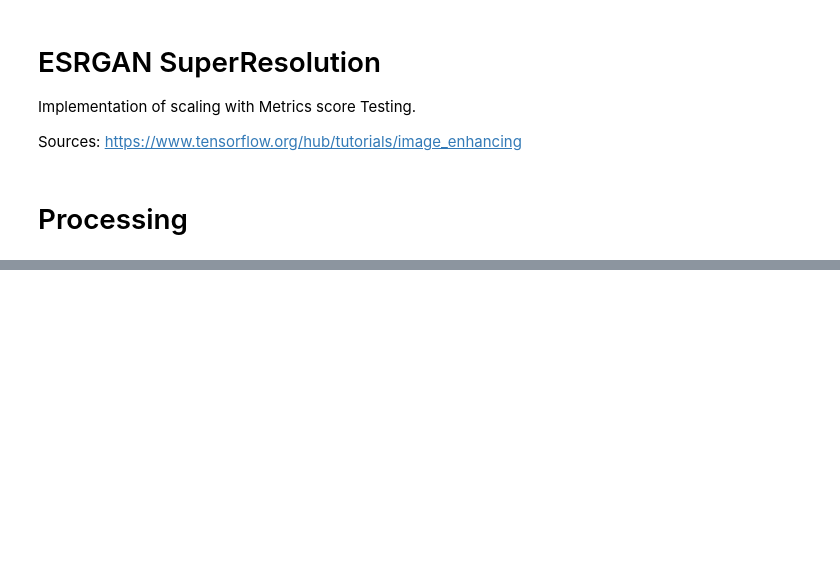
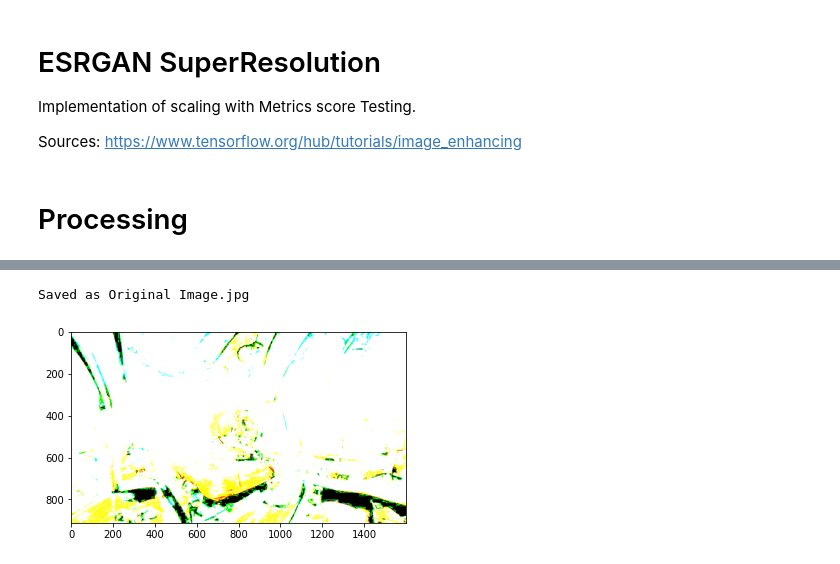
Before and after one commit to Julinko/ML-Super_Resolution, a Jupyter notebook: ESRGAN/SR_scale.ipynb, the cells around one changed output, grey strips where cells are left out. Drawn from its saved outputs; the diff is of its cells as text; code cells hidden in the pictures; blank space fills up the shorter version.

```diff
--- a/ESRGAN/SR_scale.ipynb
+++ b/ESRGAN/SR_scale.ipynb
@@ -17,7 +17,7 @@ os.environ["TFHUB_DOWNLOAD_PROGRESS"] = "True"
 # %%
 # Constants and model
 # Declaring Constants
-IMAGE_PATH = "original_own.jpg"
+IMAGE_PATH = "own.jpg"
 SAVED_MODEL_PATH = "https://tfhub.dev/captain-pool/esrgan-tf2/1"
 # %%
 # Helper
@@ -37,6 +37,18 @@ def preprocess_image(image_path):
     hr_image = tf.cast(hr_image, tf.float32)
     return tf.expand_dims(hr_image, 0)
 
+def preprocess_tile(tile):
+    """ Load Tile and preprocesses to make it model ready
+        Args:
+          image_path: Path to the image file
+    """
+    # If PNG, remove the alpha channel. The model only supports
+    # images with 3 color channels.
+    hr_image = tile
+    # If PNG, remove the alpha channel. The model only supports
+    # images with 3 color channels.
+    hr_image = tf.cast(hr_image, tf.float32)
+    return tf.expand_dims(hr_image, 0)
 
 def save_image(image, filename):
     """
@@ -62,7 +74,7 @@ def plot_image(image, title=""):
     """
     image = np.asarray(image)
     image = tf.clip_by_value(image, 0, 255)
-    image = Image.fromarray(tf.cast(image, tf.uint8).numpy())
+    image = Image.fromarray(tf.cast(image, tf.uint16).numpy())
     plt.imshow(image)
     plt.axis("off")
     plt.title(title)
@@ -119,5 +131,25 @@ def superscale(image):
     tf.squeeze(processed_image)
     print("Time Taken: %f" % (time.time() - start))
     return tf.squeeze(processed_image)
+
+def superscale_patches(patches):
+
+    start = time.time()
+
+    # Run
+    processed_patches = []
+    for x in patches:
+        processed_image = 0
+        processed_image = superscale(x)
+        processed_patches.append(tf.squeeze(processed_image))
+
+    print("Time Taken: %f" % (time.time() - start))
+    return processed_patches
 # %% [markdown]
 # Processing
+# %%
+# Original Image
+orig_image = preprocess_image(IMAGE_PATH)
+plt.imshow(tf.squeeze(orig_image))
+save_image(tf.squeeze(orig_image), filename="Original Image")
+# %% [output]
@@ -123,0 +157,2 @@ def superscale(image):
+Saved as Original Image.jpg
+[figure, added]
```
Also changed, not shown: parts of 10 cells of this notebook, 4 other files.
